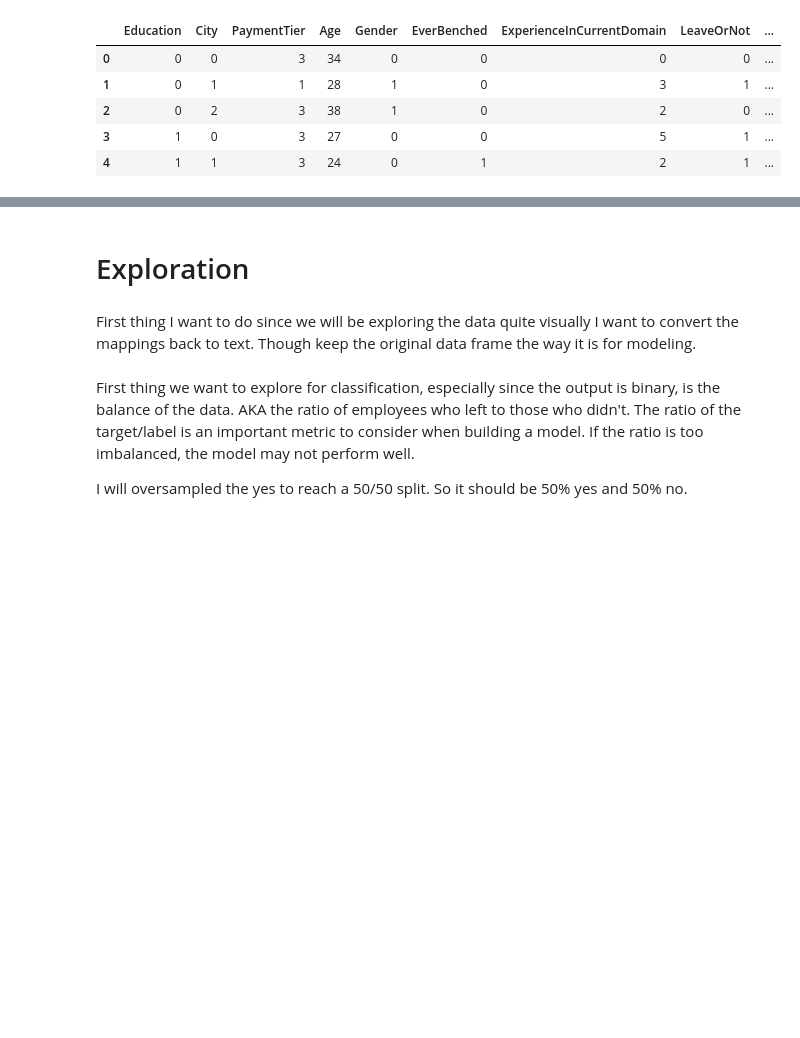
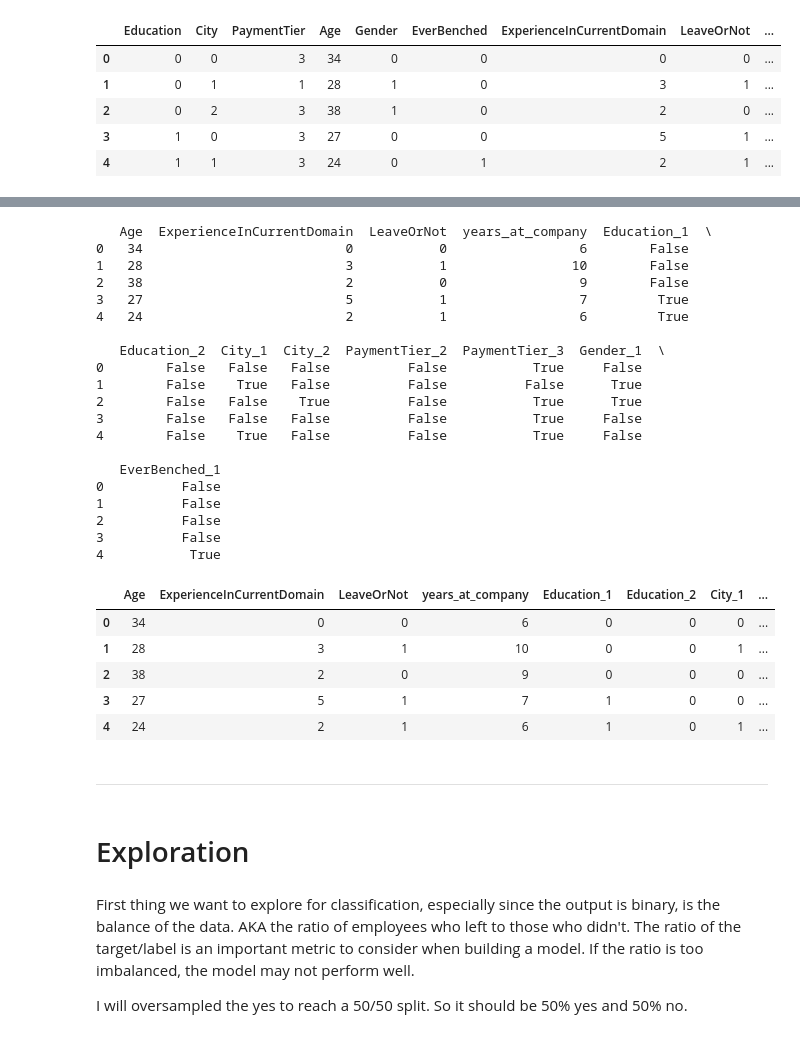
Before and after one commit to Thpow/employee-retention-predict-analyze, a Jupyter notebook: project.ipynb, the cells around one changed output, grey strips where cells are left out. Cells and saved outputs as stored; diff of their text form; code cells hidden in the pictures; blank space fills up the shorter version.

```diff
--- a/project.ipynb
+++ b/project.ipynb
@@ -111,4 +151,42 @@ employee_df["LeaveOrNot"] = y_res
+# %%
+categorical_cols = ["Education", "City", "PaymentTier", "Gender", "EverBenched"]
+og_df = employee_df.copy()
+employee_df = pd.get_dummies(employee_df, columns=categorical_cols, drop_first=True) #drop first avoid dummy variable trap
+print(employee_df.head())
+
+# lets keep 0 and 1 only for bool
+bool_cols = ["Gender_1", "EverBenched_1", "Education_1", "Education_2", "City_1", "City_2", "PaymentTier_2", "PaymentTier_3"]  # or any True/False columns
+
+employee_df[bool_cols] = employee_df[bool_cols].astype(int)
+employee_df.head()
+# %% [output]
+   Age  ExperienceInCurrentDomain  LeaveOrNot  years_at_company  Education_1  \
+0   34                          0           0                 6        False
+1   28                          3           1                10        False
+2   38                          2           0                 9        False
+3   27                          5           1                 7         True
+4   24                          2           1                 6         True
+
+   Education_2  City_1  City_2  PaymentTier_2  PaymentTier_3  Gender_1  \
+0        False   False   False          False           True     False
+1        False    True   False          False          False      True
+2        False   False    True          False           True      True
+3        False   False   False          False           True     False
+4        False    True   False          False           True     False
+
+   EverBenched_1
+0          False
+1          False
+2          False
+3          False
+4           True
+|  | Age | ExperienceInCurrentDomain | LeaveOrNot | years_at_company | Education_1 | Education_2 | City_1 | ... |
+| 0 | 34 | 0 | 0 | 6 | 0 | 0 | 0 | ... |
+| 1 | 28 | 3 | 1 | 10 | 0 | 0 | 1 | ... |
+| 2 | 38 | 2 | 0 | 9 | 0 | 0 | 0 | ... |
+| 3 | 27 | 5 | 1 | 7 | 1 | 0 | 0 | ... |
+| 4 | 24 | 2 | 1 | 6 | 1 | 0 | 1 | ... |
+# %% [markdown]
+<hr>
 # %% [markdown]
 # Exploration
-# %% [markdown]
-First thing I want to do since we will be exploring the data quite visually I want to convert the mappings back to text. Though keep the original data frame the way it is for modeling.
```
Also changed, not shown: parts of 44 cells of this notebook.
